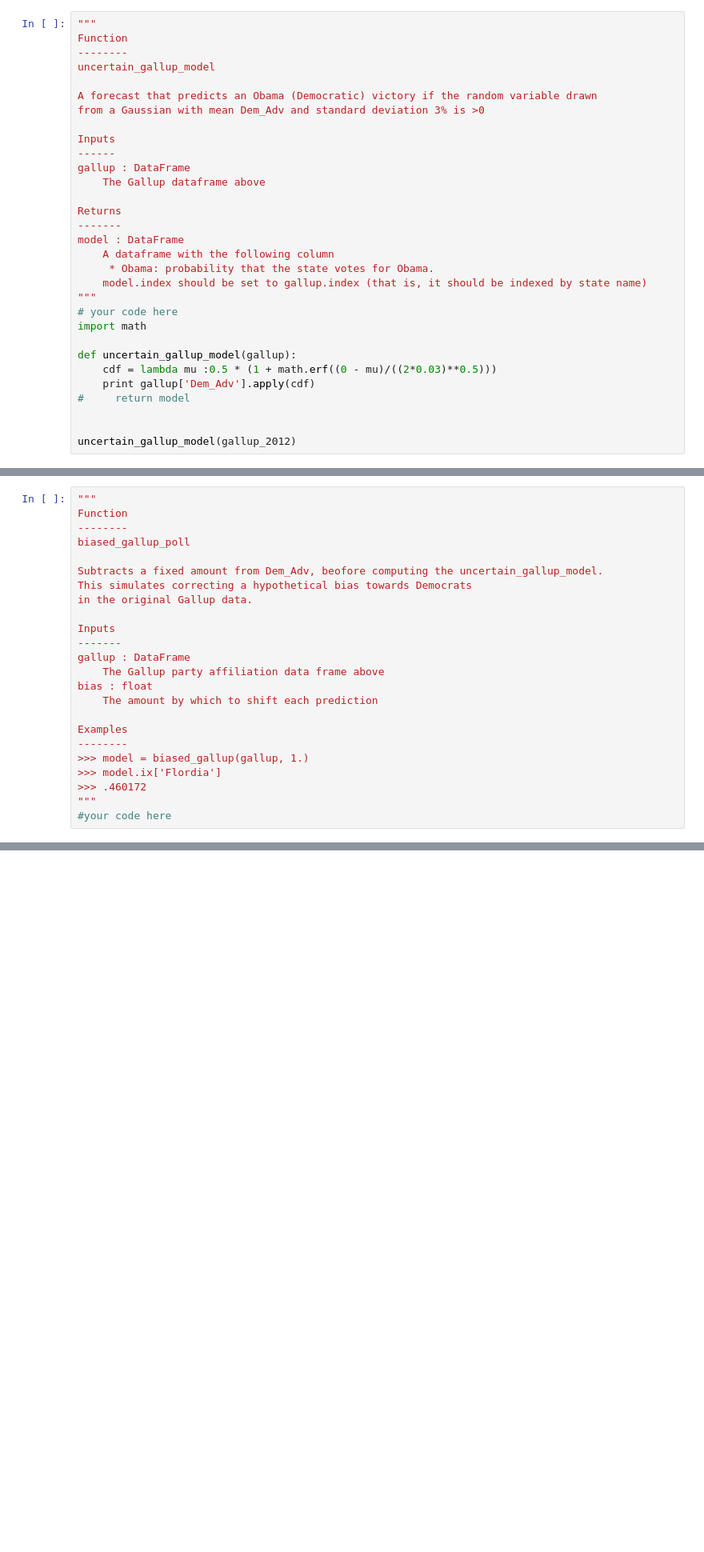
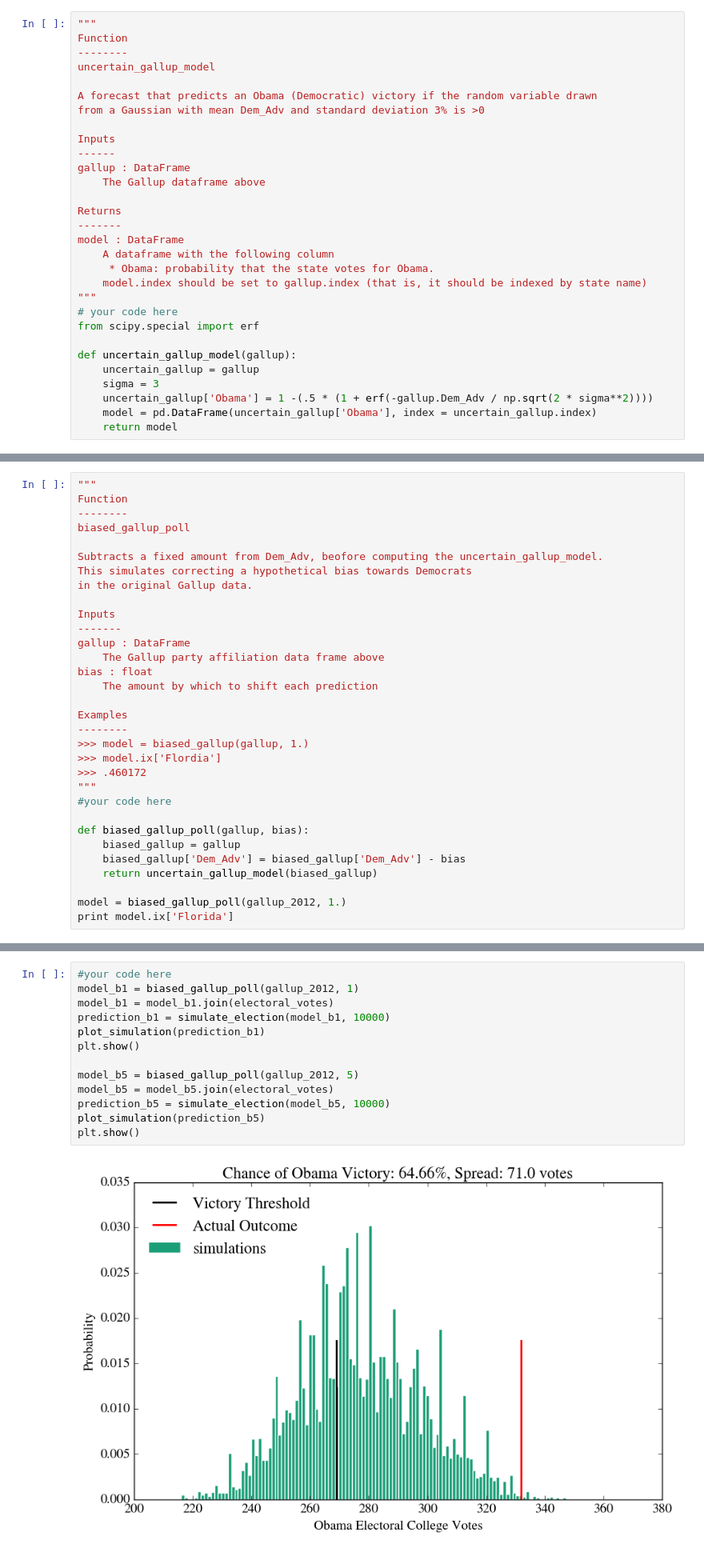
Before and after one commit to jacqzwy/content, a Jupyter notebook: HW2.ipynb, the cells around one changed output, grey strips where cells are left out. Shown at 80% size. Drawn from its saved outputs; the diff is of its cells as text; blank space fills up the shorter version.

```diff
--- a/HW2.ipynb
+++ b/HW2.ipynb
@@ -543,12 +546,11 @@ model : DataFrame
     model.index should be set to gallup.index (that is, it should be indexed by state name)
 """
 # your code here
-import math
+from scipy.special import erf
 
 def uncertain_gallup_model(gallup):
-    cdf = lambda mu :0.5 * (1 + math.erf((0 - mu)/((2*0.03)**0.5)))
-    print gallup['Dem_Adv'].apply(cdf)
-#     return model
-
-
-uncertain_gallup_model(gallup_2012)
+    uncertain_gallup = gallup
+    sigma = 3
+    uncertain_gallup['Obama'] = 1 -(.5 * (1 + erf(-gallup.Dem_Adv / np.sqrt(2 * sigma**2))))
+    model = pd.DataFrame(uncertain_gallup['Obama'], index = uncertain_gallup.index)
+    return model
@@ -643,3 +611,11 @@ Examples
 >>> .460172
 """
 #your code here
+
+def biased_gallup_poll(gallup, bias):
+    biased_gallup = gallup
+    biased_gallup['Dem_Adv'] = biased_gallup['Dem_Adv'] - bias
+    return uncertain_gallup_model(biased_gallup)
+
+model = biased_gallup_poll(gallup_2012, 1.)
+print model.ix['Florida']
@@ -649,0 +627,15 @@ Examples
+# %%
+#your code here
+model_b1 = biased_gallup_poll(gallup_2012, 1)
+model_b1 = model_b1.join(electoral_votes)
+prediction_b1 = simulate_election(model_b1, 10000)
+plot_simulation(prediction_b1)
+plt.show()
+
+model_b5 = biased_gallup_poll(gallup_2012, 5)
+model_b5 = model_b5.join(electoral_votes)
+prediction_b5 = simulate_election(model_b5, 10000)
+plot_simulation(prediction_b5)
+plt.show()
+# %% [output]
+[figure, added]
```
Also changed, not shown: parts of 22 cells of this notebook, 1 other file.
